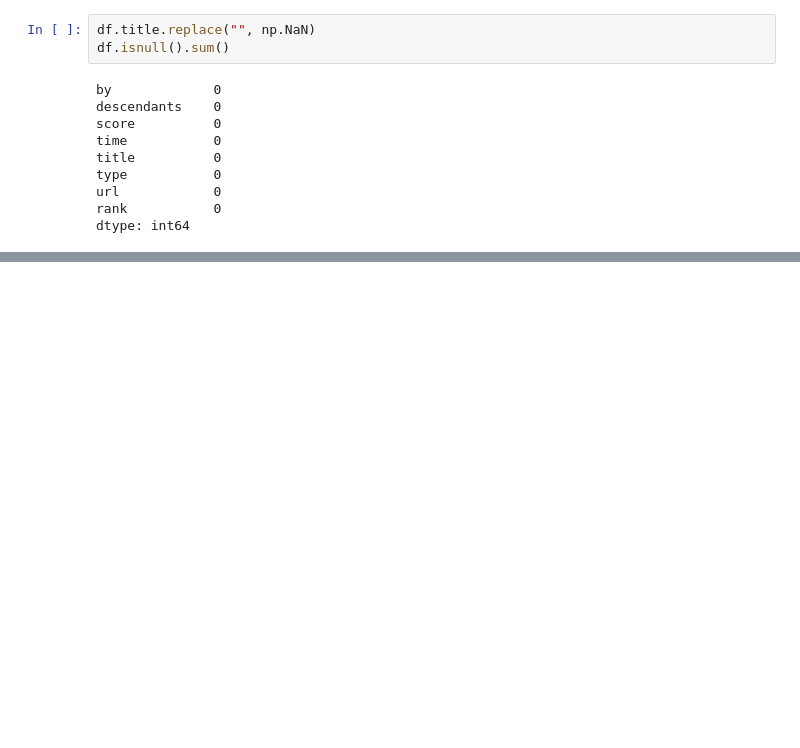
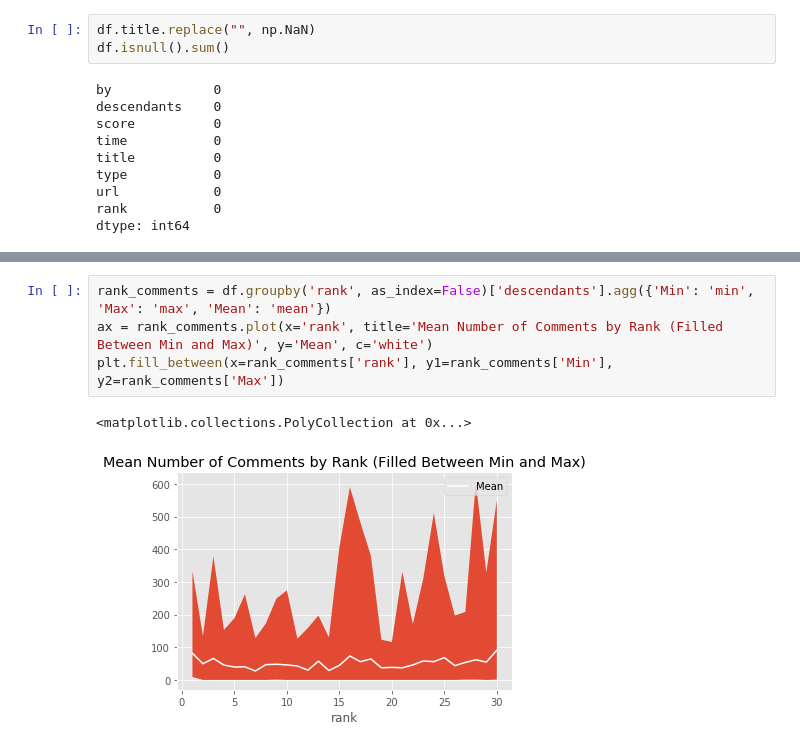
Before and after one commit to g2ransom/data-analytics, a Jupyter notebook: hacker_news/hn_analysis.ipynb, the cells around one changed output, grey strips where cells are left out. Cells and saved outputs as stored; diff of their text form; blank space fills up the shorter version.

```diff
--- a/hacker_news/hn_analysis.ipynb
+++ b/hacker_news/hn_analysis.ipynb
@@ -79,0 +196,7 @@ TypeError: expected string or buffer
+# %%
+rank_comments = df.groupby('rank', as_index=False)['descendants'].agg({'Min': 'min', 'Max': 'max', 'Mean': 'mean'})
+ax = rank_comments.plot(x='rank', title='Mean Number of Comments by Rank (Filled Between Min and Max)', y='Mean', c='white')
+plt.fill_between(x=rank_comments['rank'], y1=rank_comments['Min'], y2=rank_comments['Max'])
+# %% [output]
+<matplotlib.collections.PolyCollection at 0x...>
+[figure, added]
```
Also changed, not shown: parts of 22 cells of this notebook.
